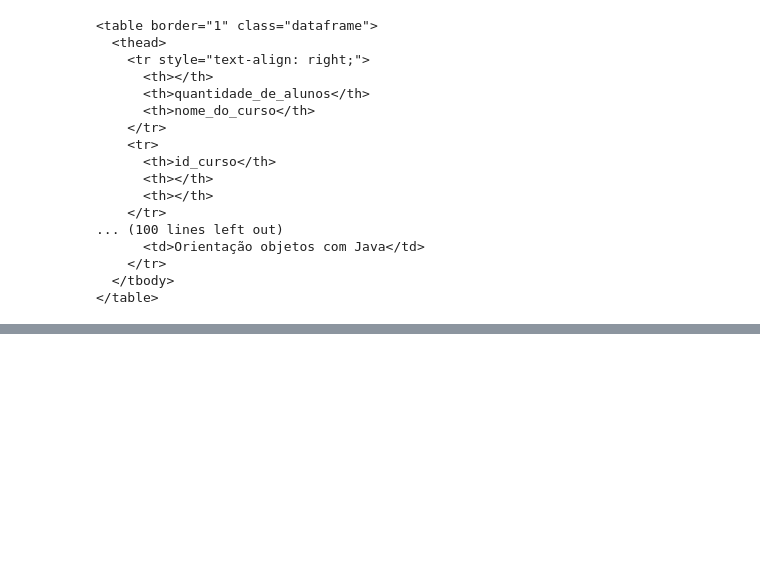
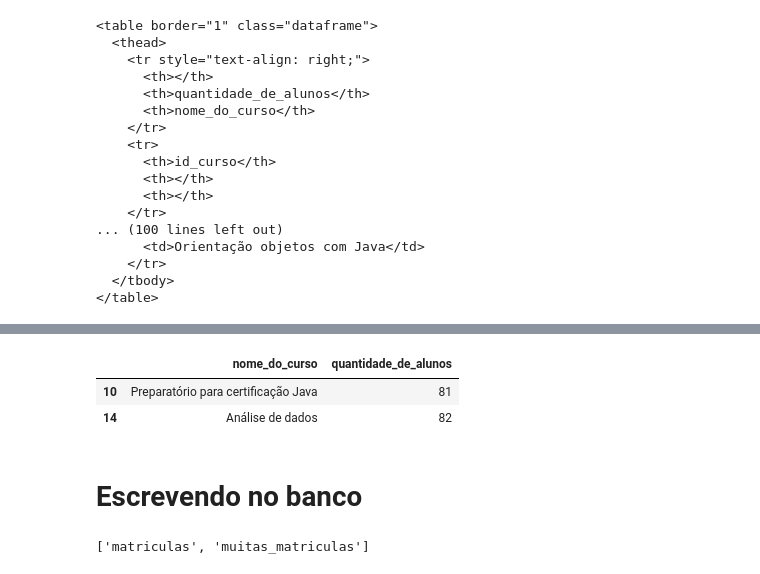
Before and after one commit to phsrdev/Python-para-Data-Science, a Jupyter notebook: Pandas formatos diferentes de entrada e saída (IO)/Pandas_IO.ipynb, the cells around one changed output, grey strips where cells are left out. Drawn from its saved outputs; the diff is of its cells as text; code cells hidden in the pictures; blank space fills up the shorter version.

```diff
--- a/Pandas formatos diferentes de entrada e saída (IO)/Pandas_IO.ipynb
+++ b/Pandas formatos diferentes de entrada e saída (IO)/Pandas_IO.ipynb
@@ -388,0 +449,8 @@ print(matriculas_html)
+# %%
+muitas_matriculas
+# %% [output]
+|  | nome_do_curso | quantidade_de_alunos |
+| 10 | Preparatório para certificação Java | 81 |
+| 14 | Análise de dados | 82 |
+# %% [markdown]
+# Escrevendo no banco
@@ -388,0 +459,4 @@ print(matriculas_html)
+# %%
+print(engine.table_names())
+# %% [output]
+['matriculas', 'muitas_matriculas']
```
Also changed, not shown: parts of 16 cells of this notebook.
